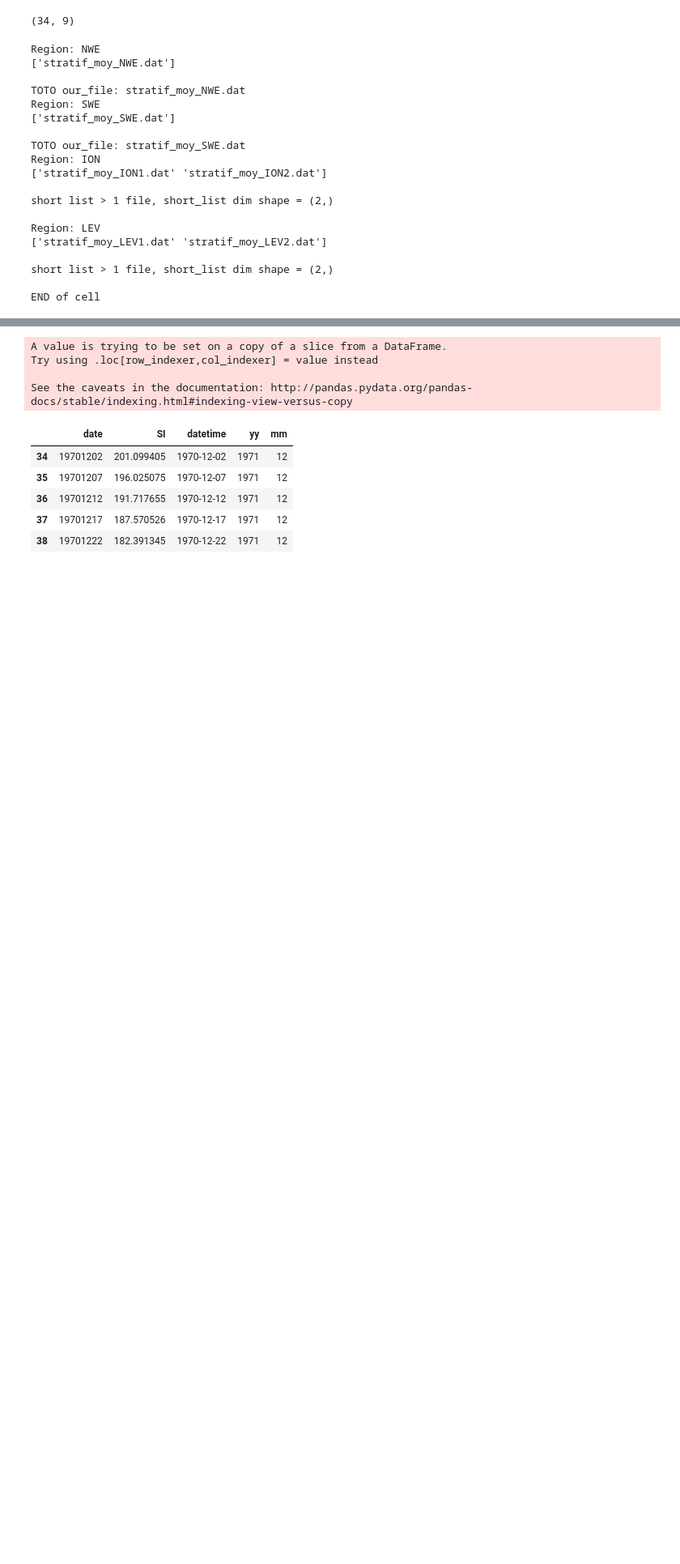
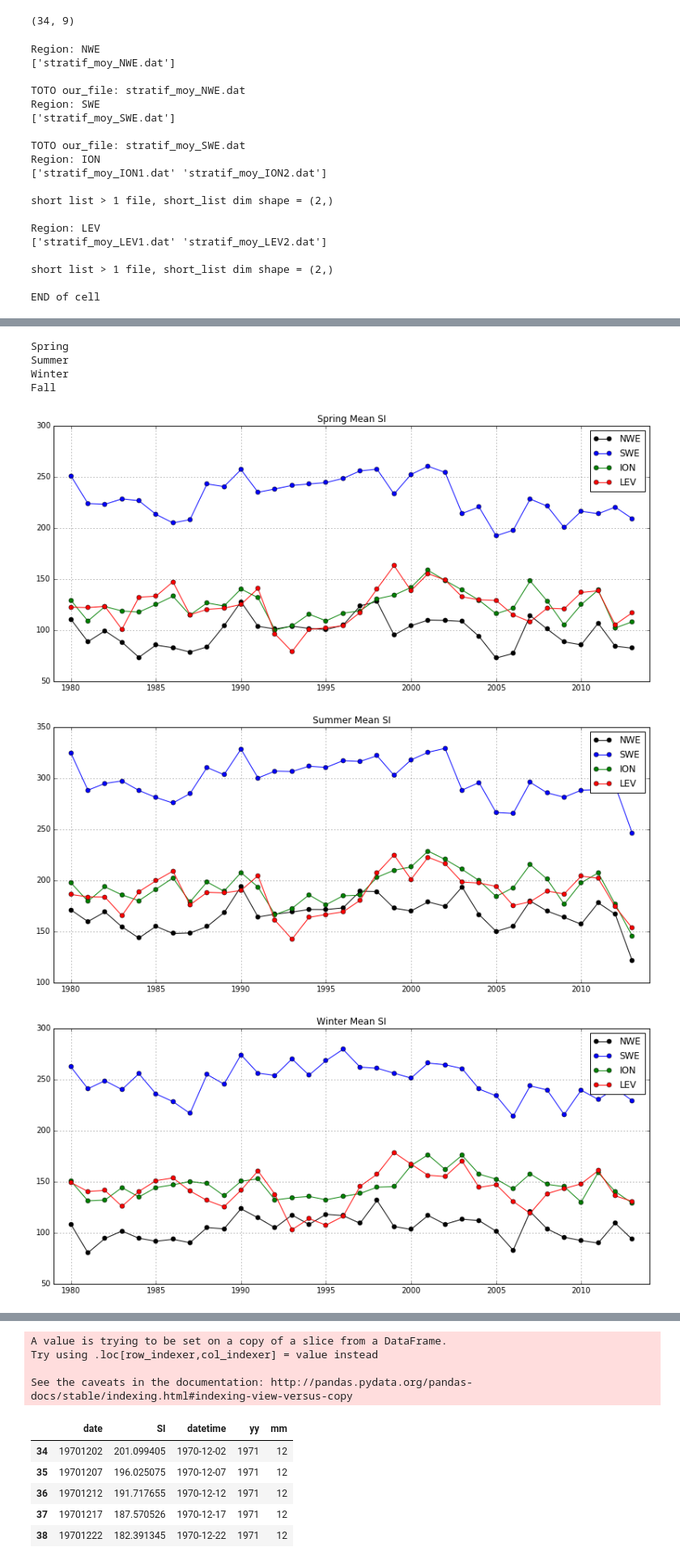
Before and after one commit to dosalex/MY_GIT_REPOS, a Jupyter notebook: CORRELATIONS_COMPUT.ipynb, the cells around one changed output, grey strips where cells are left out. Shown at 81% size. Saved outputs shown, nothing was run; the diff lists cells and outputs as text; code cells hidden in the pictures; blank space fills up the shorter version.

```diff
--- a/CORRELATIONS_COMPUT.ipynb
+++ b/CORRELATIONS_COMPUT.ipynb
@@ -592,0 +607,38 @@ SI_ION.head()
+# %%
+# SI Seasonnal figure
+col_list = ['k','b','g','r']
+season_list = ['Spring', 'Summer', 'Winter', 'Fall']
+year_list = np.arange(1980,2014)
+
+for season in season_list:
+    print season
+    count_col=0
+    plt.figure(figsize=(14,6))
+    for basin in region_list:
+        count = 0
+        vars()['SI_'+season+'_Mean_'+basin] = np.zeros([34])
+        vars()['SI_'+season+'_Mean_'+basin][:] = np.nan
+
+        year_list2 = np.arange(1980,2014)
+        if season == 'Fall': # Fall has no 2013 year
+            year_list2 = np.arange(1980,2013)
+        for y in year_list2:
+            vars()['SI_'+season+'_Mean_'+basin][count] =  vars()['SI_'+season+'_'+basin].groupby('yy_corr')['SI'].mean()[y]
+            #vars()['SI_'+season+'_Mean_'+basin] = pd.DataFrame(vars()['SI_'+season+'_Mean_'+basin])
+            count += 1
+
+        # figure
+        plt.plot(year_list, vars()['SI_'+season+'_Mean_'+basin], '-o',color=col_list[count_col],label=basin)
+        count_col += 1
+    plt.grid(True)
+    plt.title(season+' Mean SI')
+    plt.xlim([1979,2014])
+    plt.legend()
+# %% [output]
+Spring
+Summer
+Winter
+Fall
+[figure, added]
+[figure, added]
+[figure, added]
```
Also changed, not shown: parts of 13 cells of this notebook.
